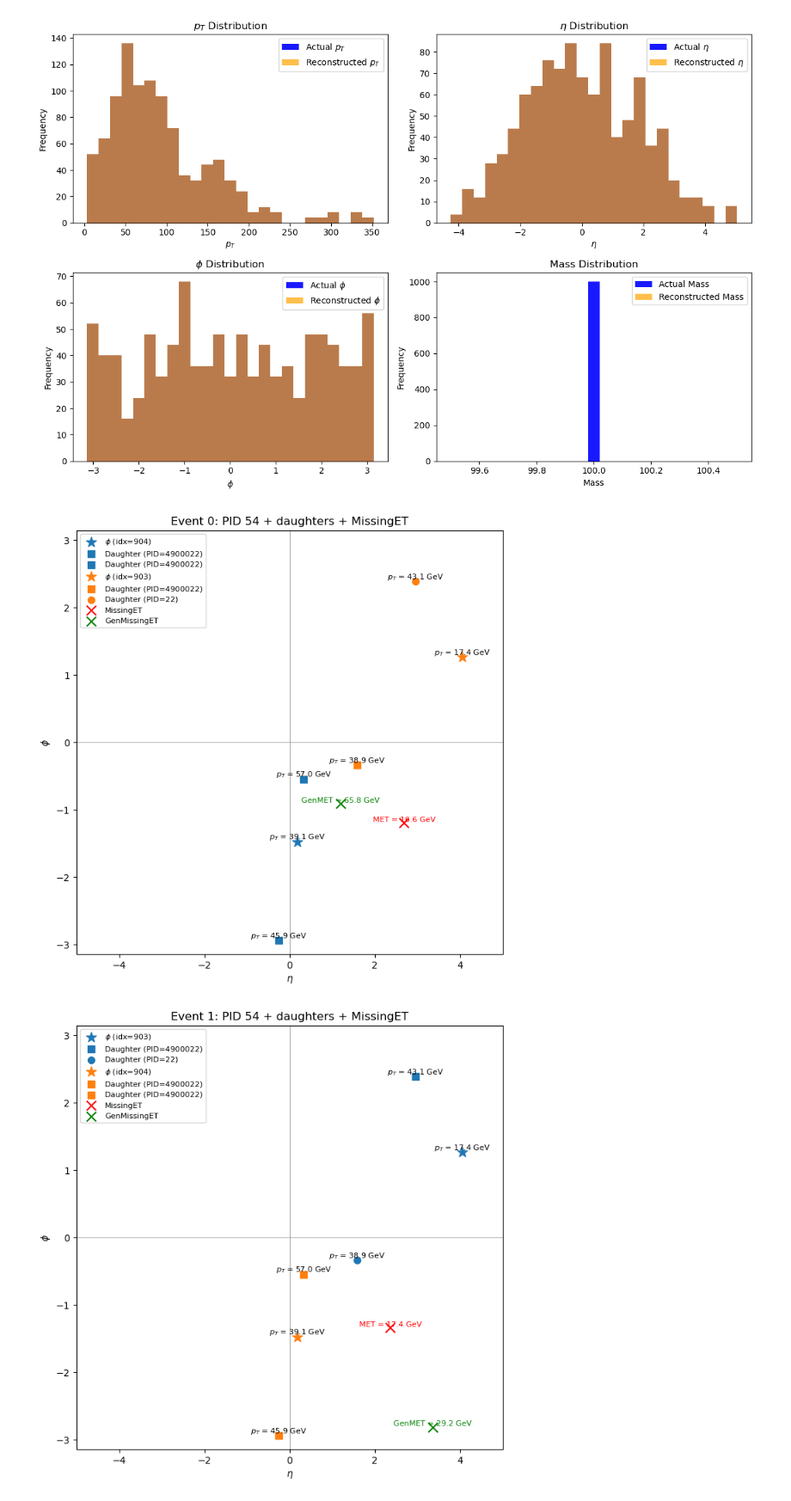
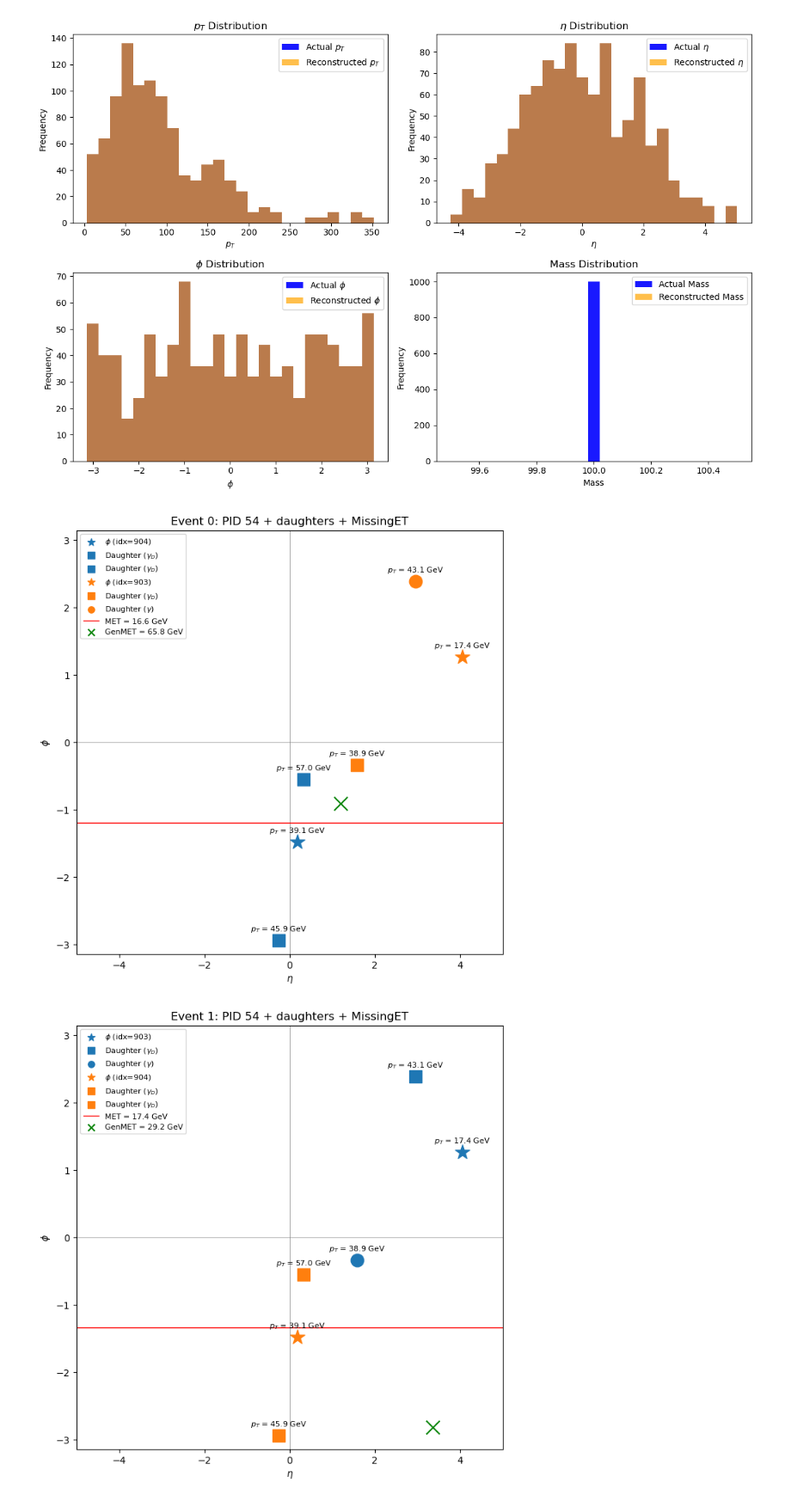
Before and after one commit to KalelChester/Displaced-Photon, a Jupyter notebook: event_display/dark_event_displays.ipynb, the cells around one changed output. Shown: that part at 86% size. Drawn from its saved outputs; the diff is of its cells as text; code cells hidden in the pictures.

Commit message:
Corrected dark event displays

```diff
--- a/event_display/dark_event_displays.ipynb
+++ b/event_display/dark_event_displays.ipynb
@@ -319,45 +319,45 @@ for ev in particle_df["EventNumber"].unique():
         color = "tab:blue" if i == 0 else "tab:orange"
 
         # Plot parent
-        plt.scatter(parent["Eta"], parent["Phi"], c=color, marker="*", s=120, label=fr"$\phi$ (idx={parent.ParticleIndex})")
-        plt.text(parent["Eta"], parent["Phi"], f"$p_{{T}}$ = {parent['PT']:.1f} GeV", fontsize=8, ha='center', va='bottom', color='black')
+        plt.scatter(parent["Eta"], parent["Phi"], c=color, marker="*", s=250, label=fr"$\phi$ (idx={parent.ParticleIndex})")
+        plt.text(parent["Eta"], parent["Phi"]+0.1, f"$p_{{T}}$ = {parent['PT']:.1f} GeV", fontsize=8, ha='center', va='bottom', color='black')
 
         # Plot children
         if not children.empty:
             for _, child in children.iterrows():
                 if child["PID"] == 22:  # Normal photon
                     marker = "o"
+                    symbol = r"$\gamma$"
                 elif child["PID"] == 4900022:  # Dark photon
                     marker = "s"
+                    symbol = r"$\gamma_{D}$"
                 else:
                     raise ValueError(f"Unexpected PID {child['PID']} for child of parent {parent.ParticleIndex} in event {ev}")
 
-                plt.scatter(child["Eta"], child["Phi"], c=color, marker=marker, s=50, label=f"Daughter (PID={child['PID']})")
-                plt.text(child["Eta"], child["Phi"], f"$p_{{T}}$ = {child['PT']:.1f} GeV", fontsize=8, ha='center', va='bottom', color='black')
+                plt.scatter(child["Eta"], child["Phi"], c=color, marker=marker, s=180, label=fr"Daughter ({symbol})")
+                plt.text(child["Eta"], child["Phi"]+0.1, f"$p_{{T}}$ = {child['PT']:.1f} GeV", fontsize=8, ha='center', va='bottom', color='black')
 
     # Annotate MissingET and GenMissingET
-    plt.scatter(met_row["MET_Eta"], met_row["MET_Phi"], c="red", marker="x", s=100, label="MissingET")
-    plt.text(met_row["MET_Eta"], met_row["MET_Phi"], f"MET = {met_row['MET']:.1f} GeV", fontsize=8, ha='center', va='bottom', color='red')
+    plt.axhline(met_row["MET_Phi"], c="red", lw=1, label=f"MET = {met_row['MET']:.1f} GeV")
 
-    plt.scatter(met_row["GenMET_Eta"], met_row["GenMET_Phi"], c="green", marker="x", s=100, label="GenMissingET")
-    plt.text(met_row["GenMET_Eta"], met_row["GenMET_Phi"], f"GenMET = {met_row['GenMET']:.1f} GeV", fontsize=8, ha='center', va='bottom', color='green')
+    plt.scatter(met_row["GenMET_Eta"], met_row["GenMET_Phi"], c="green", s=200, marker="x", label=f"GenMET = {met_row['GenMET']:.1f} GeV")
 
     plt.xlabel(r"$\eta$")
     plt.ylabel(r"$\phi$")
     plt.xlim(-5, 5)
     plt.ylim(-np.pi, np.pi)
     plt.title(f"Event {ev}: PID 54 + daughters + MissingET")
-    plt.legend(loc='upper left', fontsize=8)
+    plt.legend(loc='upper left', fontsize=8, markerscale=0.5)
 
     print_display = 0
 
     if ev == print_display:
-        plt.savefig(f"plots/dark_event_{ev}_display.png", bbox_inches='tight')
+        plt.savefig(f"plots/prompt_half_dark_event_{ev}_display.png", bbox_inches='tight')
 
     plt.show()
 
     if ev >= 10:  # limit number of events displayed
         break
 # %% [output]
-[figure, old version]
+[figure, new version]
-[figure, old version]
+[figure, new version]
```
Also changed, not shown: parts of 1 cell of this notebook, 2 other files.
